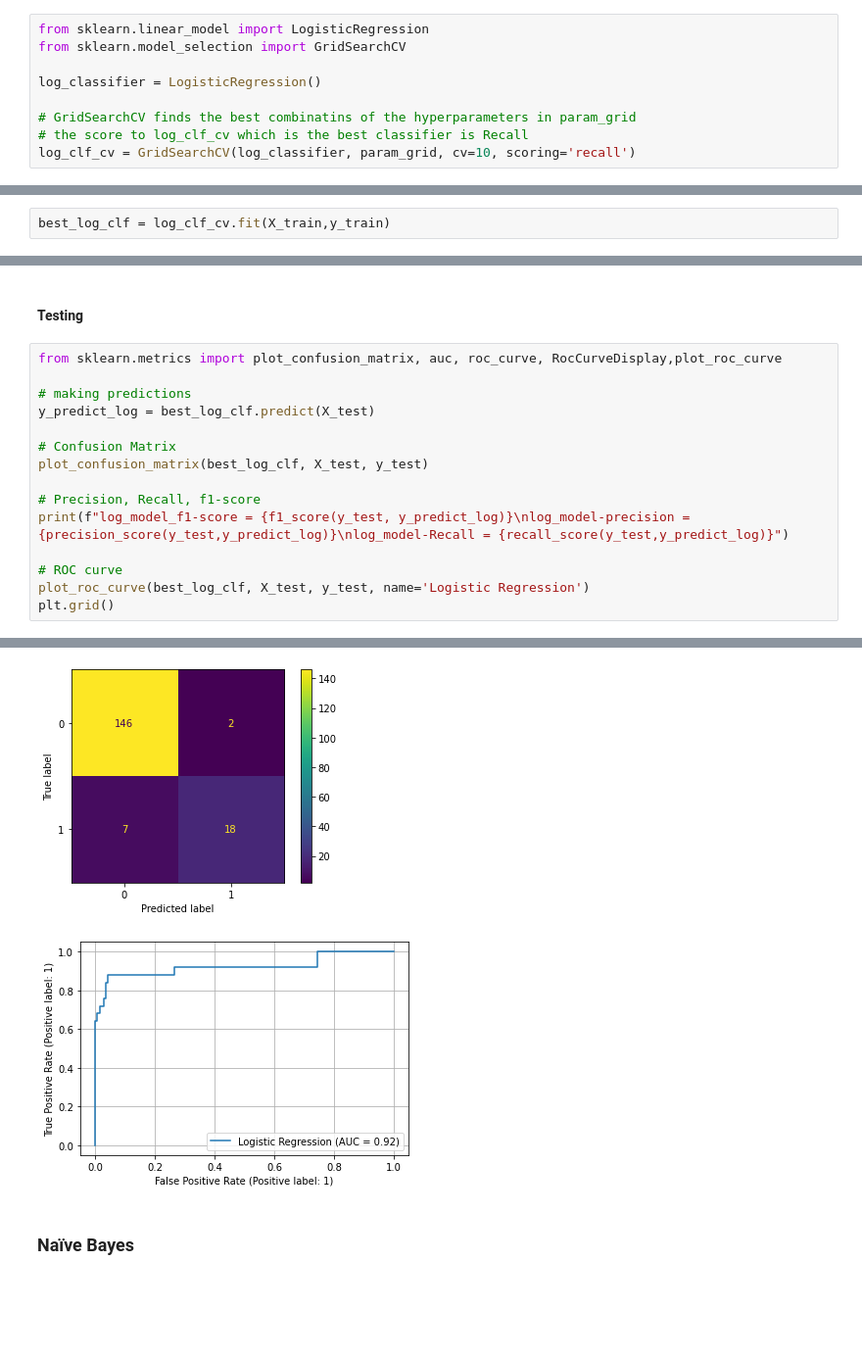
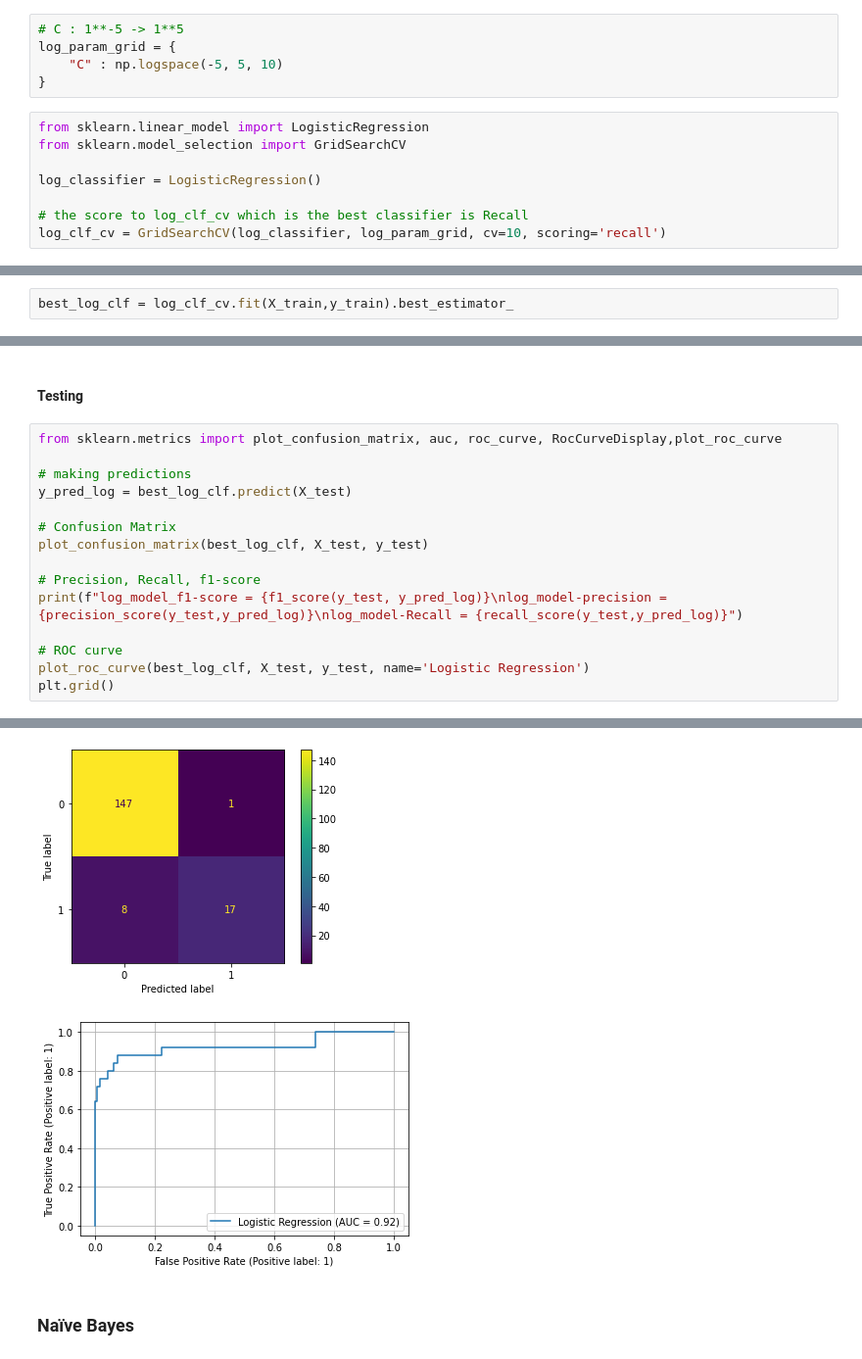
Before and after one commit to MMostafa-Hub/COVID-19-Outcome-Prediction, a Jupyter notebook: COVID-19 Outcome Prediction.ipynb, the cells around one changed output, grey strips where cells are left out. Shown at 98% size. Drawn from its saved outputs; the diff is of its cells as text; blank space fills up the shorter version.

```diff
--- a/COVID-19 Outcome Prediction.ipynb
+++ b/COVID-19 Outcome Prediction.ipynb
@@ -108,9 +86,13 @@ param_grid = [
+# %%
+# C : 1**-5 -> 1**5
+log_param_grid = {
+    "C" : np.logspace(-5, 5, 10)
+}
 # %%
 from sklearn.linear_model import LogisticRegression
 from sklearn.model_selection import GridSearchCV
 
 log_classifier = LogisticRegression()
 
-# GridSearchCV finds the best combinatins of the hyperparameters in param_grid
 # the score to log_clf_cv which is the best classifier is Recall
-log_clf_cv = GridSearchCV(log_classifier, param_grid, cv=10, scoring='recall')
+log_clf_cv = GridSearchCV(log_classifier, log_param_grid, cv=10, scoring='recall')
@@ -117,2 +101,2 @@ log_clf_cv = GridSearchCV(log_classifier, param_grid, cv=10, scoring='recall')
 # %%
-best_log_clf = log_clf_cv.fit(X_train,y_train)
+best_log_clf = log_clf_cv.fit(X_train,y_train).best_estimator_
@@ -126,13 +111,13 @@ LogisticRegression(C=0.01, max_iter=1000, penalty='none')
 from sklearn.metrics import plot_confusion_matrix, auc, roc_curve, RocCurveDisplay,plot_roc_curve
 
 # making predictions
-y_predict_log = best_log_clf.predict(X_test)
+y_pred_log = best_log_clf.predict(X_test)
 
 # Confusion Matrix
 plot_confusion_matrix(best_log_clf, X_test, y_test)
 
 # Precision, Recall, f1-score
-print(f"log_model_f1-score = {f1_score(y_test, y_predict_log)}\nlog_model-precision = {precision_score(y_test,y_predict_log)}\nlog_model-Recall = {recall_score(y_test,y_predict_log)}")
+print(f"log_model_f1-score = {f1_score(y_test, y_pred_log)}\nlog_model-precision = {precision_score(y_test,y_pred_log)}\nlog_model-Recall = {recall_score(y_test,y_pred_log)}")
 
 # ROC curve
 plot_roc_curve(best_log_clf, X_test, y_test, name='Logistic Regression')
@@ -144,4 +129,4 @@ log_model-Recall = 0.72
 [figure]
-[figure, old version]
+[figure, new version]
 # %% [markdown]
 ### Naïve Bayes
```
Also changed, not shown: parts of 50 cells of this notebook, 2 other files.
